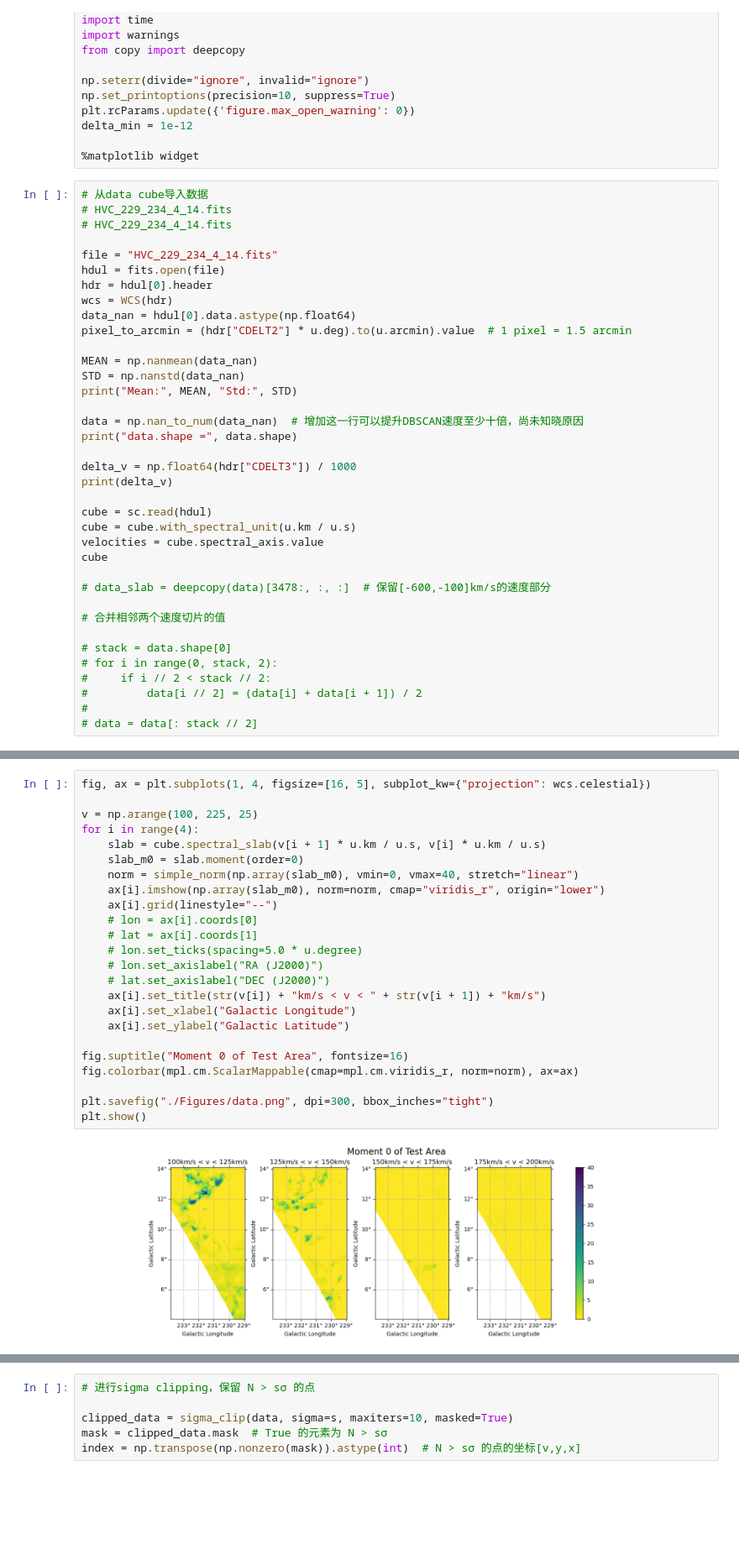
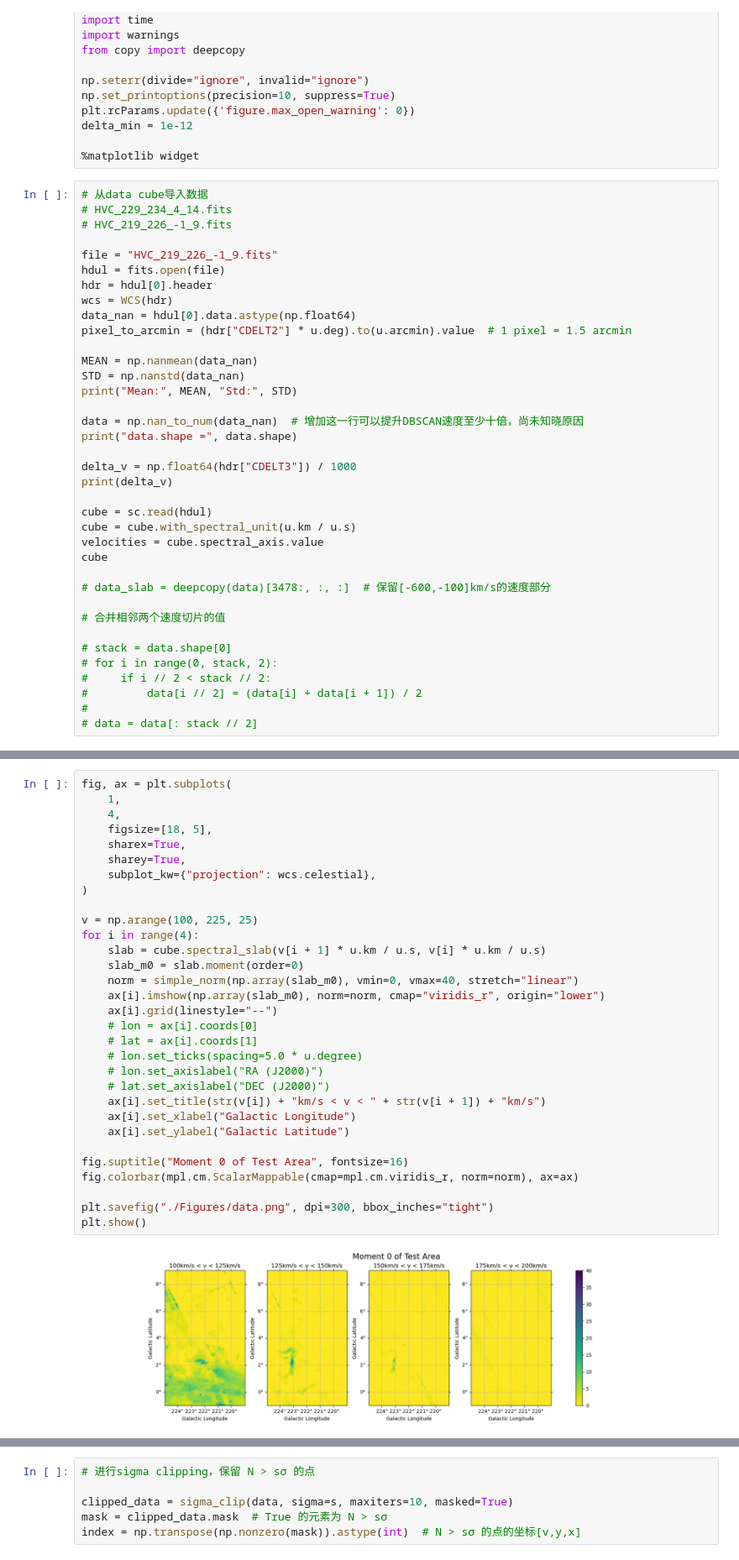
Before and after one commit to Firestar-Reimu/HVC-catalog, a Jupyter notebook: main_code.ipynb, the cells around one changed output, grey strips where cells are left out. Shown at 84% size. Saved outputs shown, nothing was run; the diff lists cells and outputs as text; blank space fills up the shorter version.

```diff
--- a/main_code.ipynb
+++ b/main_code.ipynb
@@ -30,9 +30,9 @@ delta_min = 1e-12
 # %%
 # 从data cube导入数据
 # HVC_229_234_4_14.fits
-# HVC_229_234_4_14.fits
+# HVC_219_226_-1_9.fits
 
-file = "HVC_229_234_4_14.fits"
+file = "HVC_219_226_-1_9.fits"
 hdul = fits.open(file)
 hdr = hdul[0].header
 wcs = WCS(hdr)
@@ -82,30 +80,37 @@ reprojected_cube = sc.read("./HI4PI/HI4PI_229_234_4_14_reproj.fits")
 hidpi_data_reproj = reprojected_cube.unmasked_data[:, :, :]
 # %%
-fig, ax = plt.subplots(1, 4, figsize=[16, 5], subplot_kw={"projection": wcs.celestial})
+fig, ax = plt.subplots(
+    1,
+    4,
+    figsize=[18, 5],
+    sharex=True,
+    sharey=True,
+    subplot_kw={"projection": wcs.celestial},
+)
 
 v = np.arange(100, 225, 25)
 for i in range(4):
     slab = cube.spectral_slab(v[i + 1] * u.km / u.s, v[i] * u.km / u.s)
     slab_m0 = slab.moment(order=0)
     norm = simple_norm(np.array(slab_m0), vmin=0, vmax=40, stretch="linear")
     ax[i].imshow(np.array(slab_m0), norm=norm, cmap="viridis_r", origin="lower")
     ax[i].grid(linestyle="--")
     # lon = ax[i].coords[0]
     # lat = ax[i].coords[1]
     # lon.set_ticks(spacing=5.0 * u.degree)
     # lon.set_axislabel("RA (J2000)")
     # lat.set_axislabel("DEC (J2000)")
     ax[i].set_title(str(v[i]) + "km/s < v < " + str(v[i + 1]) + "km/s")
     ax[i].set_xlabel("Galactic Longitude")
     ax[i].set_ylabel("Galactic Latitude")
 
 fig.suptitle("Moment 0 of Test Area", fontsize=16)
 fig.colorbar(mpl.cm.ScalarMappable(cmap=mpl.cm.viridis_r, norm=norm), ax=ax)
 
 plt.savefig("./Figures/data.png", dpi=300, bbox_inches="tight")
 plt.show()
 # %% [output]
-[figure, old version]
+[figure, new version]
 # %%
 def test_sigma_clip(test=False):
     if test == True:
```
Also changed, not shown: parts of 18 cells of this notebook, 8 other files.
